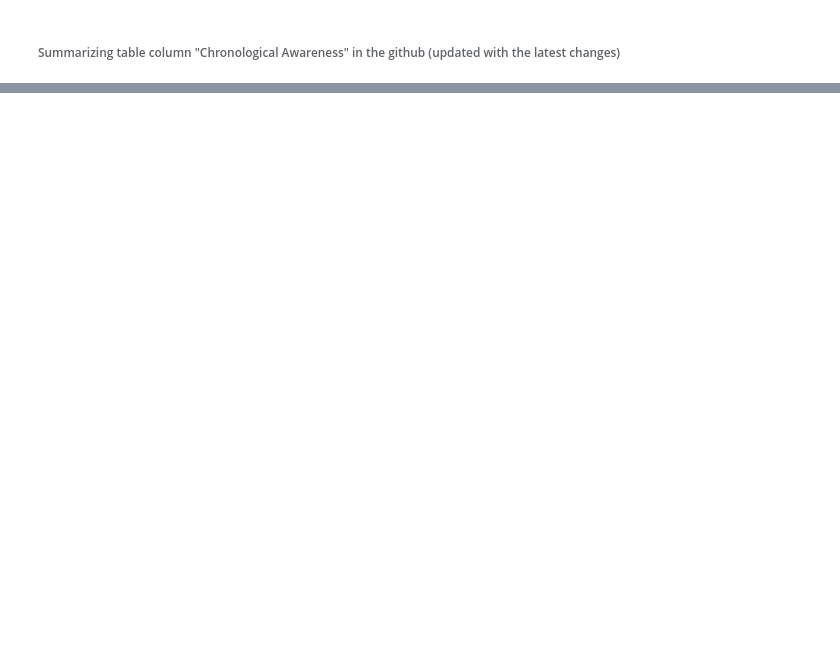
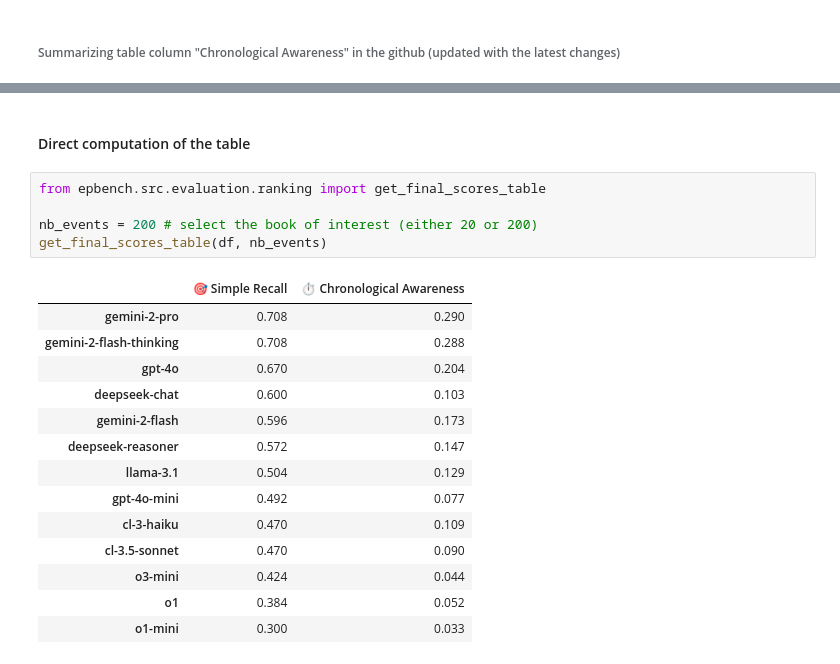
Before and after one commit to ahstat/episodic-memory-benchmark, a Jupyter notebook: epbench/experiments/additional_o1_o3_gemini_deepseek_ranking.ipynb, the cells around one changed output, grey strips where cells are left out. Drawn from its saved outputs; the diff is of its cells as text; blank space fills up the shorter version.

```diff
--- a/epbench/experiments/additional_o1_o3_gemini_deepseek_ranking.ipynb
+++ b/epbench/experiments/additional_o1_o3_gemini_deepseek_ranking.ipynb
@@ -230,3 +240,25 @@ o1                         0.052
 o3-mini                    0.044
 o1-mini                    0.033
 dtype: float64
+# %% [markdown]
+#### Direct computation of the table
+# %%
+from epbench.src.evaluation.ranking import get_final_scores_table
+
+nb_events = 200 # select the book of interest (either 20 or 200)
+get_final_scores_table(df, nb_events)
+# %% [output]
+|  | 🎯 Simple Recall | ⏱️ Chronological Awareness |
+| gemini-2-pro | 0.708 | 0.290 |
+| gemini-2-flash-thinking | 0.708 | 0.288 |
+| gpt-4o | 0.670 | 0.204 |
+| deepseek-chat | 0.600 | 0.103 |
+| gemini-2-flash | 0.596 | 0.173 |
+| deepseek-reasoner | 0.572 | 0.147 |
+| llama-3.1 | 0.504 | 0.129 |
+| gpt-4o-mini | 0.492 | 0.077 |
+| cl-3-haiku | 0.470 | 0.109 |
+| cl-3.5-sonnet | 0.470 | 0.090 |
+| o3-mini | 0.424 | 0.044 |
+| o1 | 0.384 | 0.052 |
+| o1-mini | 0.300 | 0.033 |
```
Also changed, not shown: parts of 6 cells of this notebook, 5 other files.
